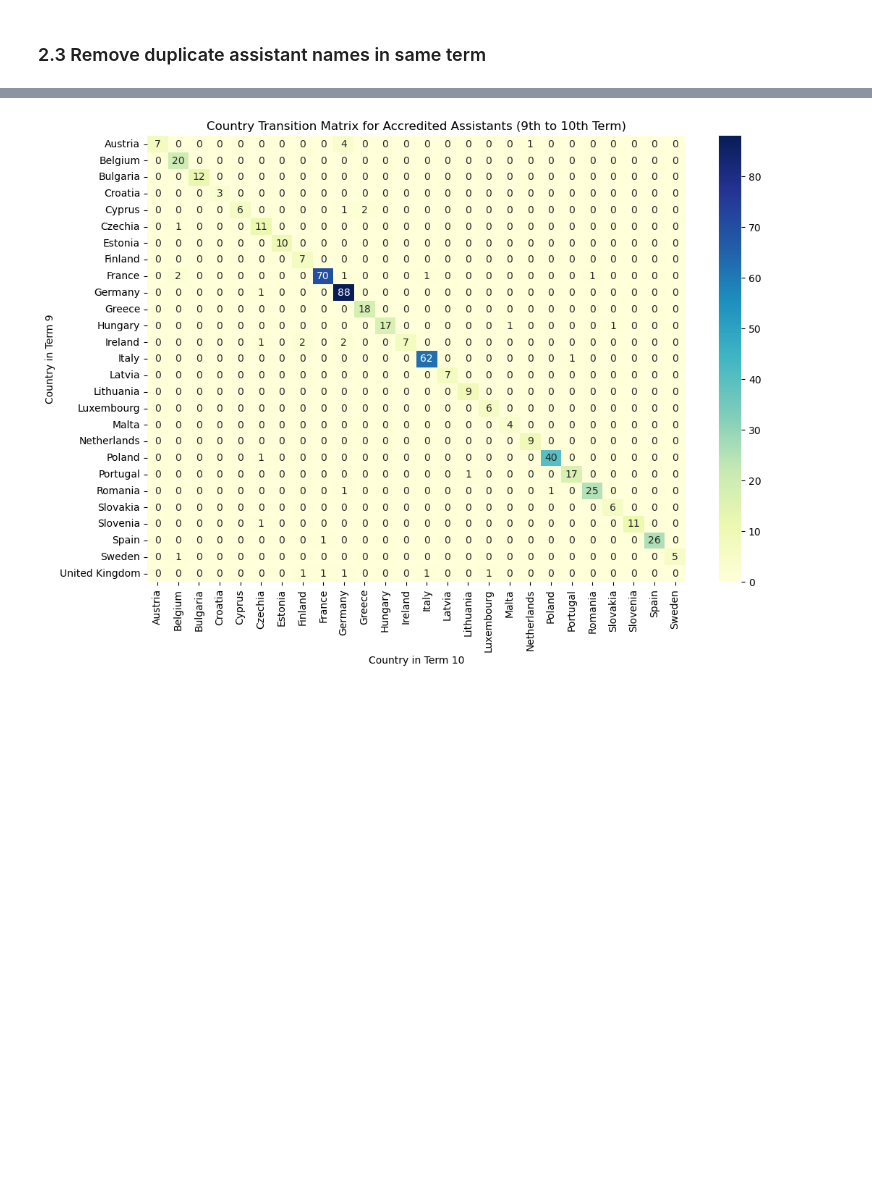
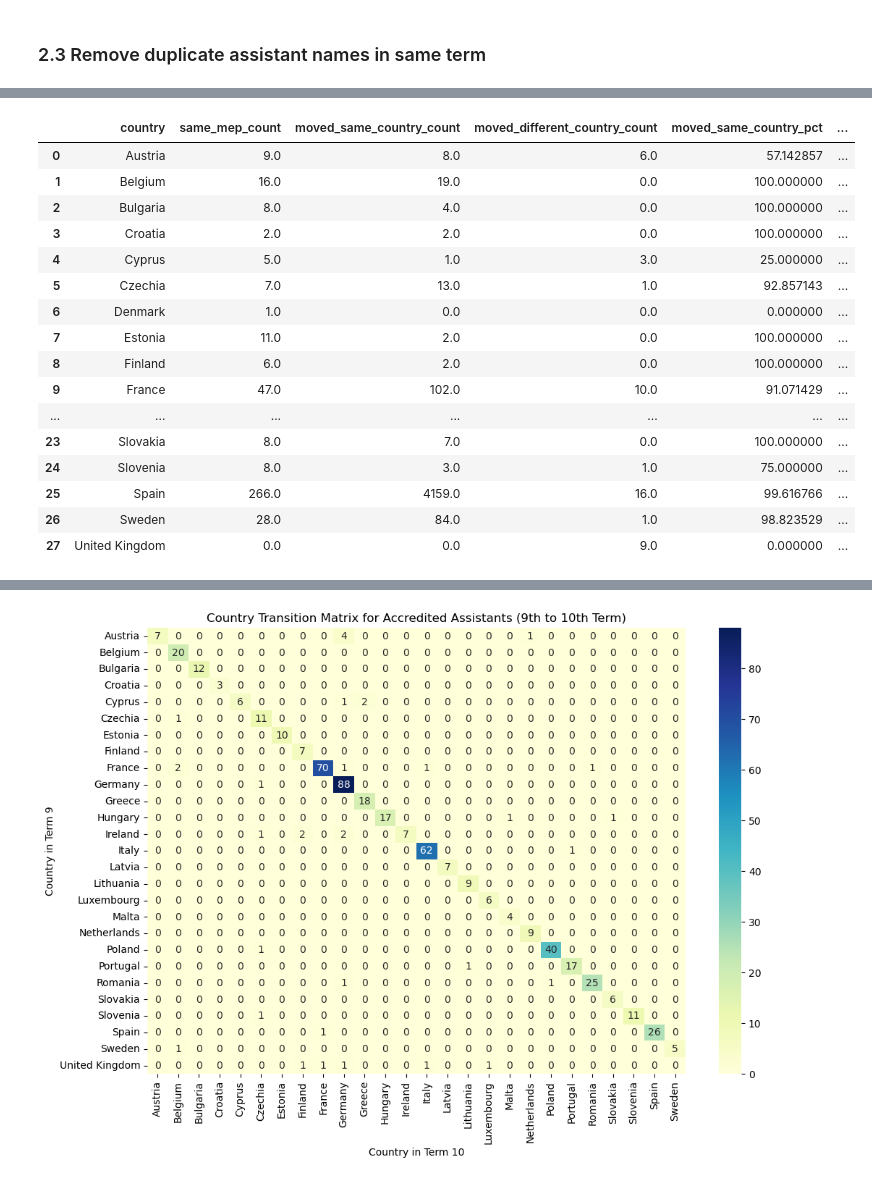
Before and after one commit to emilia-c/AMO-Work, a Jupyter notebook: assistant task/compare 9th & 10th term/compare_9_and_10.ipynb, the cells around one changed output, grey strips where cells are left out. Cells and saved outputs as stored; diff of their text form; code cells hidden in the pictures; blank space fills up the shorter version.

```diff
--- a/assistant task/compare 9th & 10th term/compare_9_and_10.ipynb
+++ b/assistant task/compare 9th & 10th term/compare_9_and_10.ipynb
@@ -67,7 +93,8 @@ Loaded 719 MEPs successfully.
 # keep only columns that we will use in analysis
 columns_to_keep = [
     'name',
-    'party',
+    'national_party',
+    'group',
     'country',
     'term',
     'assistants.Accredited assistants',
@@ -79,3 +106,5 @@ meps_apas = all_meps[columns_to_keep]
 
 # rename the columns by removing the 'assistants.' prefix
 meps_apas.columns = [col.replace('assistants.', '') for col in meps_apas.columns]
+
+print(meps_apas.columns)
@@ -129,8 +168,9 @@ def extract_assistants(row):
                 assistants.append({
                     'assistant_name': name,
                     'mep_name': row['name'],
-                    'group_full': row['party'],
+                    'group_full': row['group'],
                     'group_abbr': row['group_abbr'],
+                    'mep_party': row['national_party'],
                     'country': row['country'],
                     'term': row['term'],
                     'assistant_type': assistant_type  # Add assistant type
@@ -236,8 +276,10 @@ name_mapping = {
     "Marlene Elisabeth SEELMAIER": "Marlene Elisabeth STROEHM",          # NAMED CHANGED, CURRENT REMAPPING FOUND IN 10th term
     "Olivia Jeanna Beatrice ANDERSSON": "Olivia Jeanna Beatrice STÅNGE", # NAMED CHANGED, CURRENT REMAPPING FOUND IN 10th term
     "Sirle ROSENFELDT": "Sirle ROSENFELDT - KOOP",                       # NAMED CHANGED, CURRENT REMAPPING FOUND IN 10th term
-    "Saara ANTTINEN": "Saara ANTTINEN-KHUMALO",                           # NAMED CHANGED, CURRENT REMAPPING FOUND IN 10th term
-    "Nikolina BRKOVIC": "Nikolina BRKOVIC STANCHEVA"
+    "Saara ANTTINEN": "Saara ANTTINEN-KHUMALO",                          # NAMED CHANGED, CURRENT REMAPPING FOUND IN 10th term
+    "Nikolina BRKOVIC": "Nikolina BRKOVIC STANCHEVA",
+    "Josep/Pepe MERCADAL BAQUERO": "Pepe MERCADAL BAQUERO",               # CHANGED HIS NAME TO PEPE
+    "Josep MERCADAL BAQUERO": "Pepe MERCADAL BAQUERO"
 }
 
 # remap
@@ -322,0 +364,6 @@ MEP: Matthias ECKE | Term: 9
+# %%
+# Replace values in the 'country' column
+unique_apas['country'].replace({'PSC-PSOE': 'Spain', 'PNCR': 'Romania'}, inplace=True)
+
+# Check the updated values in the 'country' column
+print(unique_apas['country'].nunique())
@@ -327,0 +721,74 @@ MEP: Matthias ECKE | Term: 9
+# %%
+# Step 1: Filter data for Term 9 and Term 10
+term_9_df = unique_apas[unique_apas['term'] == 9]
+term_10_df = unique_apas[unique_apas['term'] == 10]
+
+# Step 2: Merge data to find assistants present in both terms
+assistants_both_terms = pd.merge(
+    term_9_df[['assistant_name', 'mep_name', 'country']],
+    term_10_df[['assistant_name', 'mep_name', 'country']],
+    on='assistant_name',
+    suffixes=('_term_9', '_term_10')
+)
+
+# Step 3: Determine types of movement
+# Assistants who stayed with the same MEP
+same_mep = assistants_both_terms[assistants_both_terms['mep_name_term_9'] == assistants_both_terms['mep_name_term_10']]
+
+# Assistants who moved to a different MEP but stayed in the same country
+moved_same_country = assistants_both_terms[
+    (assistants_both_terms['mep_name_term_9'] != assistants_both_terms['mep_name_term_10']) &
+    (assistants_both_terms['country_term_9'] == assistants_both_terms['country_term_10'])
+]
+
+# Assistants who moved to a different MEP and a different country (uncommon, but let's check)
+moved_different_country = assistants_both_terms[
+    (assistants_both_terms['mep_name_term_9'] != assistants_both_terms['mep_name_term_10']) &
+    (assistants_both_terms['country_term_9'] != assistants_both_terms['country_term_10'])
+]
+
+# Step 4: Group by 'country_term_9' and count each type
+same_mep_count = same_mep.groupby('country_term_9').size().reset_index(name='same_mep_count')
+moved_same_country_count = moved_same_country.groupby('country_term_9').size().reset_index(name='moved_same_country_count')
+moved_different_country_count = moved_different_country.groupby('country_term_9').size().reset_index(name='moved_different_country_count')
+
+# Step 5: Merge the counts
+movement_summary_by_country = same_mep_count.merge(
+    moved_same_country_count, on='country_term_9', how='outer'
+).merge(
+    moved_different_country_count, on='country_term_9', how='outer'
+).fillna(0)
+
+# Rename column for clarity
+movement_summary_by_country.rename(columns={'country_term_9': 'country'}, inplace=True)
+
+# Calculate percentages for each movement type
+total_movement = (
+    movement_summary_by_country['moved_same_country_count'] +
+    movement_summary_by_country['moved_different_country_count']
+)
+
+# Avoid division by zero by filtering out cases with no movement
+movement_summary_by_country['moved_same_country_pct'] = (movement_summary_by_country['moved_same_country_count'] / total_movement * 100).fillna(0)
+movement_summary_by_country['moved_different_country_pct'] = (movement_summary_by_country['moved_different_country_count'] / total_movement * 100).fillna(0)
+
+# Step 6: Output the main movement summary table by country
+movement_summary_by_country
+# %% [output]
+|  | country | same_mep_count | moved_same_country_count | moved_different_country_count | moved_same_country_pct | ... |
+| 0 | Austria | 9.0 | 8.0 | 6.0 | 57.142857 | ... |
+| 1 | Belgium | 16.0 | 19.0 | 0.0 | 100.000000 | ... |
+| 2 | Bulgaria | 8.0 | 4.0 | 0.0 | 100.000000 | ... |
+| 3 | Croatia | 2.0 | 2.0 | 0.0 | 100.000000 | ... |
+| 4 | Cyprus | 5.0 | 1.0 | 3.0 | 25.000000 | ... |
+| 5 | Czechia | 7.0 | 13.0 | 1.0 | 92.857143 | ... |
+| 6 | Denmark | 1.0 | 0.0 | 0.0 | 0.000000 | ... |
+| 7 | Estonia | 11.0 | 2.0 | 0.0 | 100.000000 | ... |
+| 8 | Finland | 6.0 | 2.0 | 0.0 | 100.000000 | ... |
+| 9 | France | 47.0 | 102.0 | 10.0 | 91.071429 | ... |
+| ... | ... | ... | ... | ... | ... | ... |
+| 23 | Slovakia | 8.0 | 7.0 | 0.0 | 100.000000 | ... |
+| 24 | Slovenia | 8.0 | 3.0 | 1.0 | 75.000000 | ... |
+| 25 | Spain | 266.0 | 4159.0 | 16.0 | 99.616766 | ... |
+| 26 | Sweden | 28.0 | 84.0 | 1.0 | 98.823529 | ... |
+| 27 | United Kingdom | 0.0 | 0.0 | 9.0 | 0.000000 | ... |
```
Also changed, not shown: parts of 35 cells of this notebook, 9 other files.
